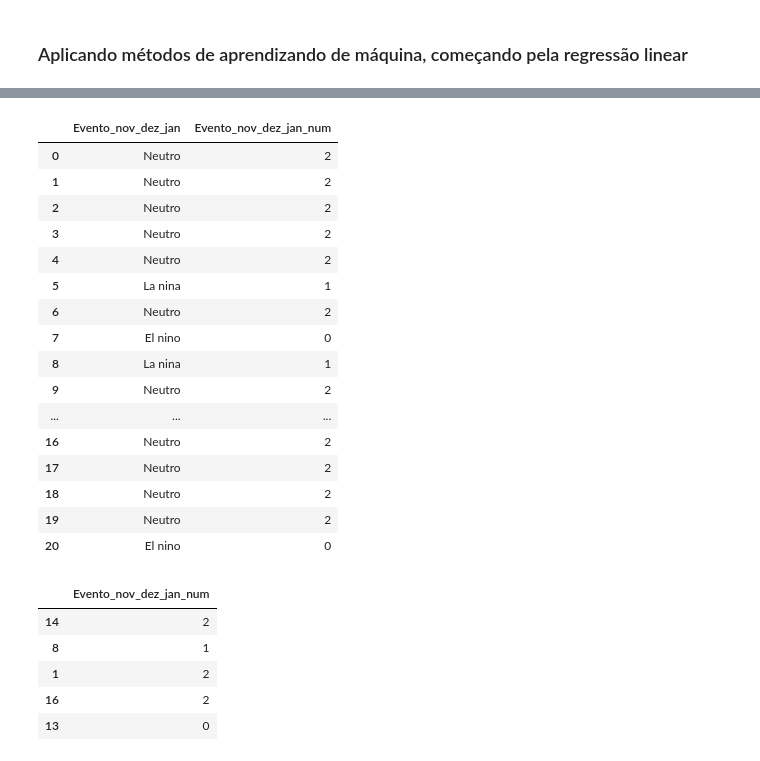
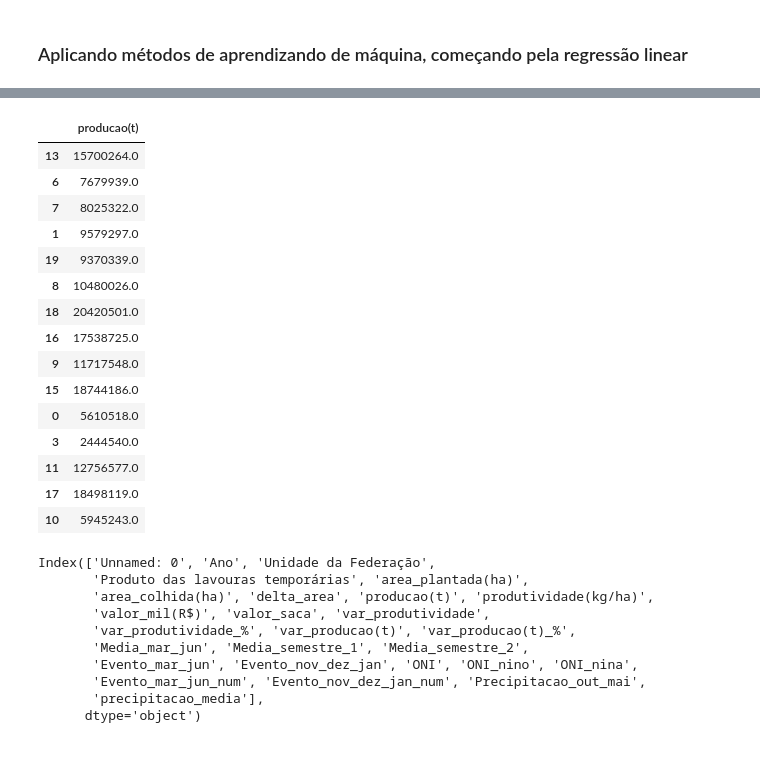
Before and after one commit to bernardo-viscardi/Enso, a Jupyter notebook: IBGE_PAM.ipynb, the cells around one changed output, grey strips where cells are left out. Saved outputs shown, nothing was run; the diff lists cells and outputs as text; code cells hidden in the pictures.

```diff
--- a/IBGE_PAM.ipynb
+++ b/IBGE_PAM.ipynb
@@ -143,7 +135,7 @@ Index(['Ano', 'Jan', 'Fev', 'Mar', 'Abr', 'Mai', 'Jun', 'Jul', 'Ago', 'Set',
       dtype='object')
 # %%
 mer = mer.merge(enso[["Ano", 'Media_mar_jun', 'Media_semestre_1',
-       'Media_semestre_2', 'Evento_mar_jun', 'Evento_nov_dez_jan', 'ONI']], on = "Ano", how = "inner")
+       'Media_semestre_2', 'Evento_mar_jun', 'Evento_nov_dez_jan', 'ONI', 'ONI_nino', 'ONI_nina']], on = "Ano", how = "inner")
 # %%
 from sklearn.preprocessing import LabelEncoder
 
@@ -208,0 +213,2 @@ mer[['delta_area', 'produtividade(kg/ha)', 'Precipitacao_out_mai', 'Evento_nov_d
+# %%
+mer.drop(["Unnamed: 0"], axis = 1, inplace = True)
@@ -226,0 +480,13 @@ y_pred = modelo.predict(X_test)
+# %%
+X = mer[['ONI_nina']] #variável independente
+y = mer[["producao(t)"]] #variável dependente
+
+X_train, X_test, y_train, y_test = train_test_split(X, y, test_size = 0.2, random_state = 72)
+
+modelo = LinearRegression()
+modelo.fit(X_train, y_train)
+
+y_pred = modelo.predict(X_test)
+
+print(f"R²: {r2_score(y_test, y_pred):.2f}")
+print(f"RMSE: {mean_squared_error(y_test, y_pred, squared=False):.2f}")
@@ -241,29 +554,32 @@ array([[2227.27731092],
-# %%
-mer[['Evento_nov_dez_jan', 'Evento_nov_dez_jan_num']]
-# %% [output]
-|  | Evento_nov_dez_jan | Evento_nov_dez_jan_num |
-| 0 | Neutro | 2 |
-| 1 | Neutro | 2 |
-| 2 | Neutro | 2 |
-| 3 | Neutro | 2 |
-| 4 | Neutro | 2 |
-| 5 | La nina | 1 |
-| 6 | Neutro | 2 |
-| 7 | El nino | 0 |
-| 8 | La nina | 1 |
-| 9 | Neutro | 2 |
-| ... | ... | ... |
-| 16 | Neutro | 2 |
-| 17 | Neutro | 2 |
-| 18 | Neutro | 2 |
-| 19 | Neutro | 2 |
-| 20 | El nino | 0 |
 # %%
-X_test
+y_test
 # %% [output]
-|  | Evento_nov_dez_jan_num |
-| 14 | 2 |
-| 8 | 1 |
-| 1 | 2 |
-| 16 | 2 |
-| 13 | 0 |
+|  | producao(t) |
+| 13 | 15700264.0 |
+| 6 | 7679939.0 |
+| 7 | 8025322.0 |
+| 1 | 9579297.0 |
+| 19 | 9370339.0 |
+| 8 | 10480026.0 |
+| 18 | 20420501.0 |
+| 16 | 17538725.0 |
+| 9 | 11717548.0 |
+| 15 | 18744186.0 |
+| 0 | 5610518.0 |
+| 3 | 2444540.0 |
+| 11 | 12756577.0 |
+| 17 | 18498119.0 |
+| 10 | 5945243.0 |
+# %%
+mer.columns
+# %% [output]
+Index(['Unnamed: 0', 'Ano', 'Unidade da Federação',
+       'Produto das lavouras temporárias', 'area_plantada(ha)',
+       'area_colhida(ha)', 'delta_area', 'producao(t)', 'produtividade(kg/ha)',
+       'valor_mil(R$)', 'valor_saca', 'var_produtividade',
+       'var_produtividade_%', 'var_producao(t)', 'var_producao(t)_%',
+       'Media_mar_jun', 'Media_semestre_1', 'Media_semestre_2',
+       'Evento_mar_jun', 'Evento_nov_dez_jan', 'ONI', 'ONI_nino', 'ONI_nina',
+       'Evento_mar_jun_num', 'Evento_nov_dez_jan_num', 'Precipitacao_out_mai',
+       'precipitacao_media'],
+      dtype='object')
```
Also changed, not shown: parts of 38 cells of this notebook, 1 other file.
